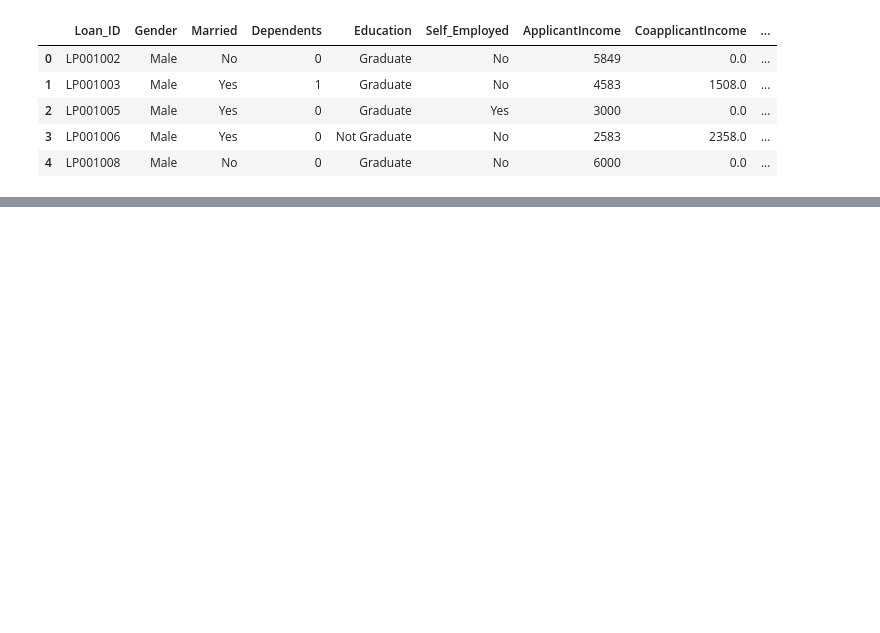
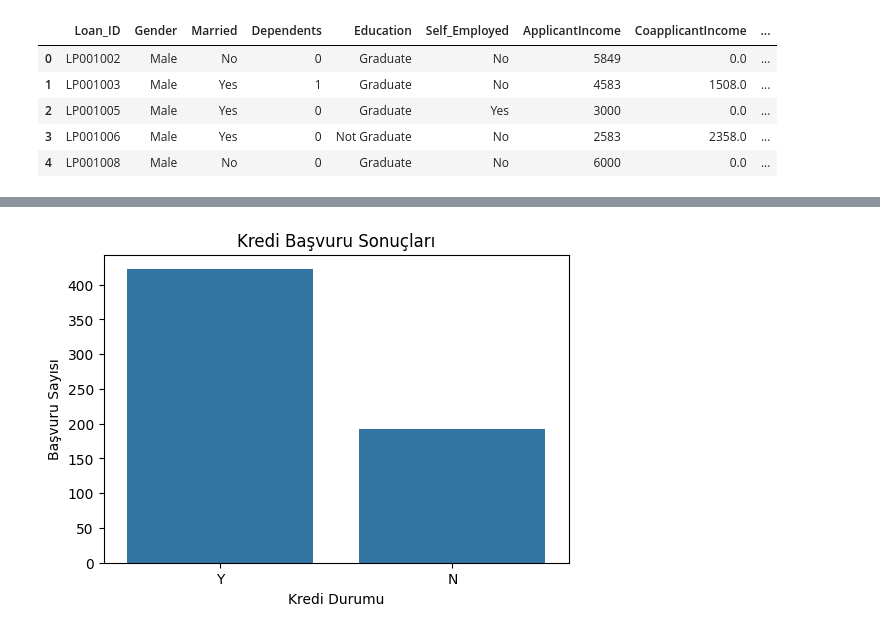
Before and after one commit to ErbolZhanyshov/credit-risk-analysis-system, a Jupyter notebook: notebooks/loan_prediction_analysis.ipynb, the cells around one changed output, grey strips where cells are left out. Cells and saved outputs as stored; diff of their text form; code cells hidden in the pictures; blank space fills up the shorter version.

```diff
--- a/notebooks/loan_prediction_analysis.ipynb
+++ b/notebooks/loan_prediction_analysis.ipynb
@@ -131,0 +141,16 @@ Handling missing values is an important preprocessing step because machine learn
+# %%
+# Kategorik değişkenleri mod (en sık görülen değer) ile doldurma
+
+df['Gender'].fillna(df['Gender'].mode()[0], inplace=True)
+df['Married'].fillna(df['Married'].mode()[0], inplace=True)
+df['Dependents'].fillna(df['Dependents'].mode()[0], inplace=True)
+df['Self_Employed'].fillna(df['Self_Employed'].mode()[0], inplace=True)
+
+# Sayısal değişkenleri ortalama ile doldurma
+
+df['LoanAmount'].fillna(df['LoanAmount'].mean(), inplace=True)
+
+# Kredi süresi ve kredi geçmişi
+
+df['Loan_Amount_Term'].fillna(df['Loan_Amount_Term'].mode()[0], inplace=True)
+df['Credit_History'].fillna(df['Credit_History'].mode()[0], inplace=True)
@@ -131,0 +183,2 @@ Handling missing values is an important preprocessing step because machine learn
+# %%
+df.drop("Loan_ID", axis=1, inplace=True)
@@ -131,0 +200,12 @@ Handling missing values is an important preprocessing step because machine learn
+# %%
+plt.figure(figsize=(6,4))
+
+sns.countplot(x='Loan_Status', data=df)
+
+plt.title("Kredi Başvuru Sonuçları")
+plt.xlabel("Kredi Durumu")
+plt.ylabel("Başvuru Sayısı")
+
+plt.show()
+# %% [output]
+[figure, added]
```
Also changed, not shown: parts of 72 cells of this notebook.
